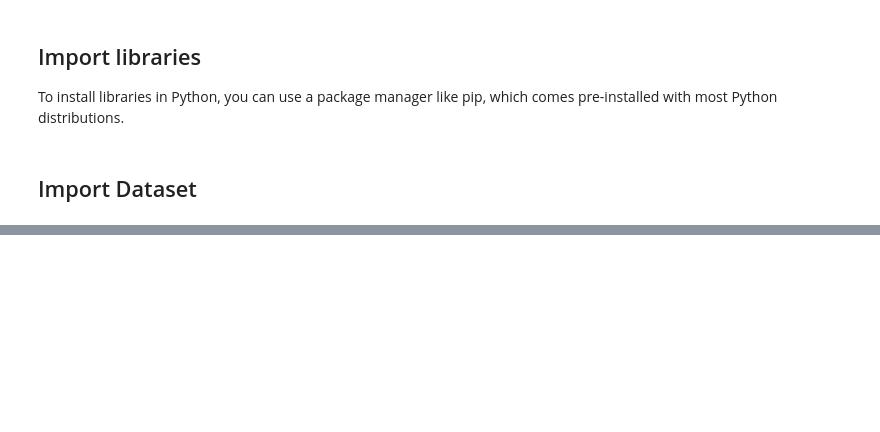
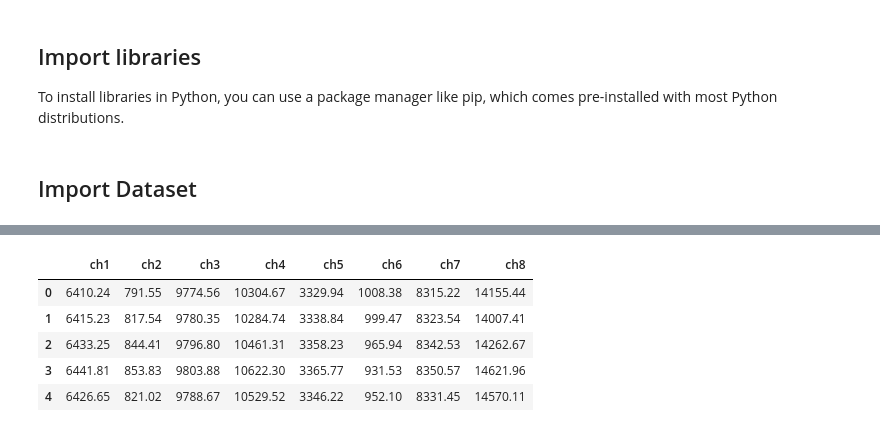
Before and after one commit to nargesyaghoubi/NeuroSignal, a Jupyter notebook: Visualisation.ipynb, the cells around one changed output, grey strips where cells are left out. Drawn from its saved outputs; the diff is of its cells as text; code cells hidden in the pictures; blank space fills up the shorter version.

```diff
--- a/Visualisation.ipynb
+++ b/Visualisation.ipynb
@@ -32,3 +32,23 @@ and 2 clips electrodes (references and bias electrode)
 * A2
 
 ![location.png](embedded-picture-1)
+# %%
+# load the Excel file as a DataFrame
+eeg_data = pd.read_excel("datasets/dataset.xlsx")
+# convert from Digital Value of Analog Digital converter (ADC) ADS1299 to microvolts
+
+"""
+converts raw EEG data from a 24-bit ADC (ranging from 0 to 16777215) into microvolts by normalizing the data,
+scaling it to a 4.5V reference voltage, and converting to microvolts,
+then rounding to two decimal places. This transformation is necessary for accurately interpreting EEG signals, which are typically measured in microvolts
+"""
+
+eeg_data = round(1000000*4.5*(eeg_data/16777216),2) # 2 to the power of 24 = 16777216
+display(eeg_data.head())
+# %% [output]
+|  | ch1 | ch2 | ch3 | ch4 | ch5 | ch6 | ch7 | ch8 |
+| 0 | 6410.24 | 791.55 | 9774.56 | 10304.67 | 3329.94 | 1008.38 | 8315.22 | 14155.44 |
+| 1 | 6415.23 | 817.54 | 9780.35 | 10284.74 | 3338.84 | 999.47 | 8323.54 | 14007.41 |
+| 2 | 6433.25 | 844.41 | 9796.80 | 10461.31 | 3358.23 | 965.94 | 8342.53 | 14262.67 |
+| 3 | 6441.81 | 853.83 | 9803.88 | 10622.30 | 3365.77 | 931.53 | 8350.57 | 14621.96 |
+| 4 | 6426.65 | 821.02 | 9788.67 | 10529.52 | 3346.22 | 952.10 | 8331.45 | 14570.11 |
```
Also changed, not shown: parts of 3 cells of this notebook, 1 other file.
